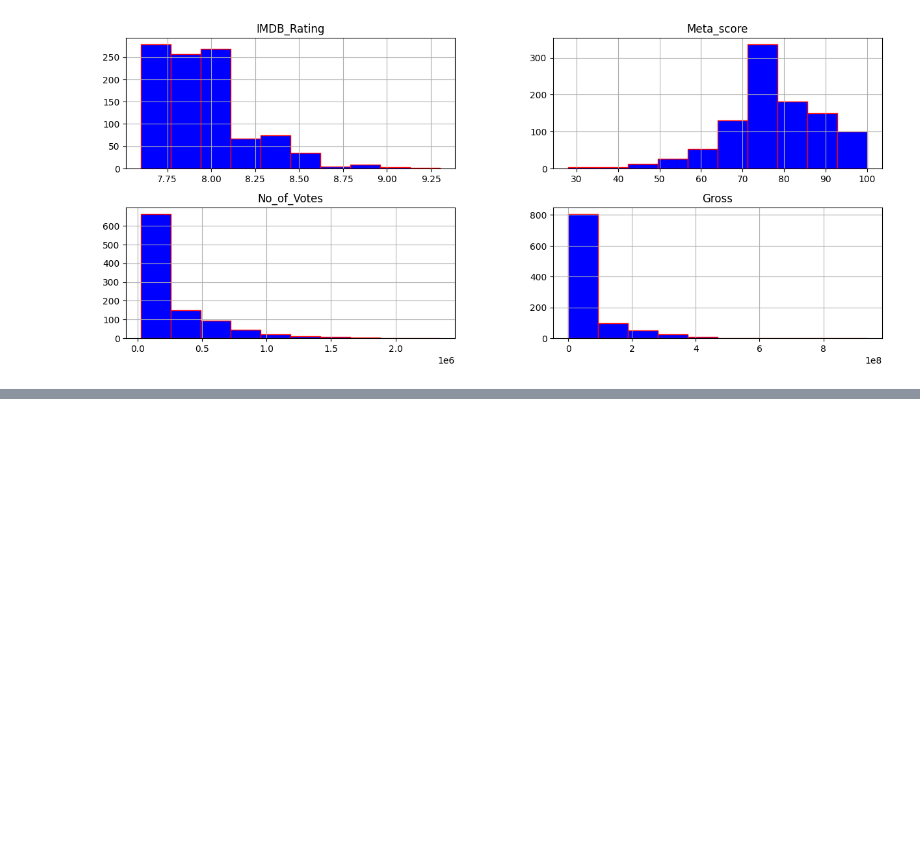
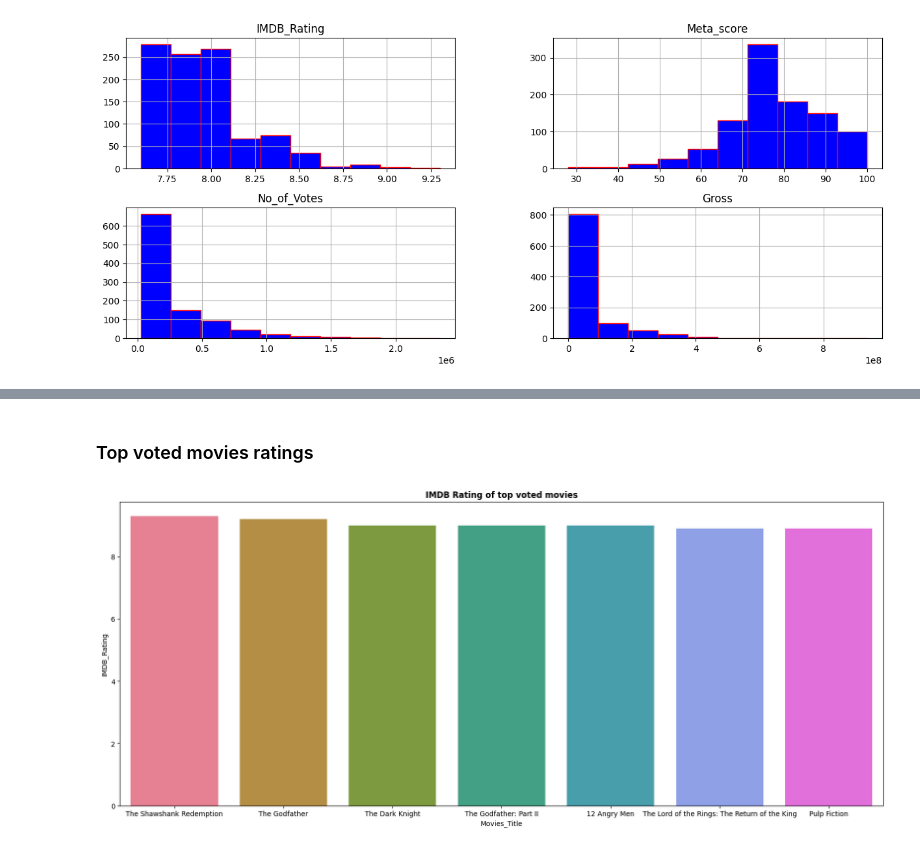
Before and after one commit to SarvjeetAnand/CIP-Data-Science-Internship, a Jupyter notebook: IMDB_Data_Analysis.ipynb, the cells around one changed output, grey strips where cells are left out. Cells and saved outputs as stored; diff of their text form; code cells hidden in the pictures; blank space fills up the shorter version.

```diff
--- a/IMDB_Data_Analysis.ipynb
+++ b/IMDB_Data_Analysis.ipynb
@@ -196,0 +210,9 @@ imdb_df[numerical_attributes].hist(figsize = (15, 6), color = 'blue', edgecolor
+# %% [markdown]
+### Top voted movies ratings
+# %%
+fig,axs=plt.subplots(figsize=(20,8))
+sns.barplot(x=imdb_df['Movies_Title'][:7],y=imdb_df['IMDB_Rating'][:7], palette = 'husl')
+plt.title("IMDB Rating of top voted movies", weight = "bold")
+plt.show()
+# %% [output]
+[figure, added]
```
Also changed, not shown: parts of 26 cells of this notebook.
